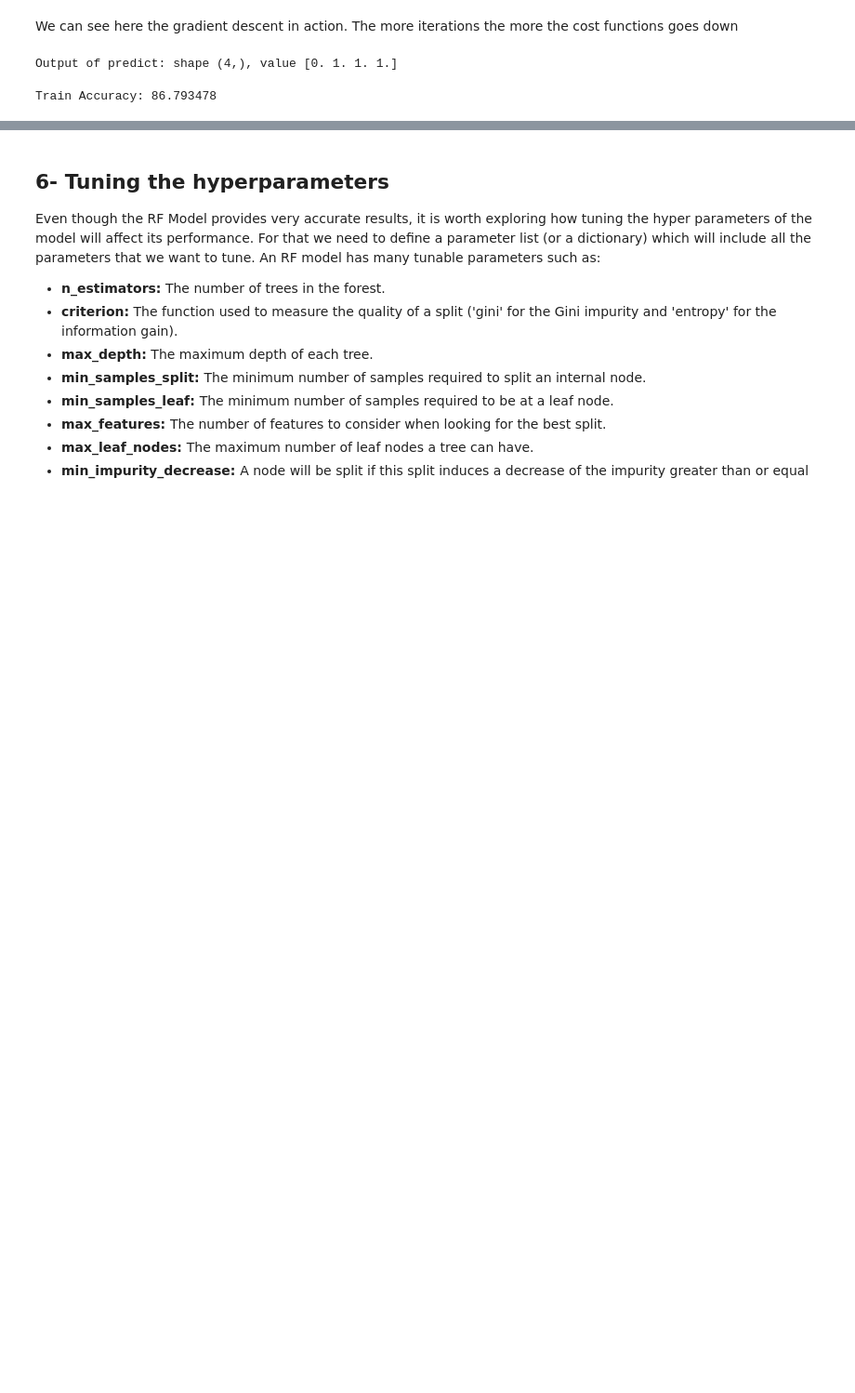
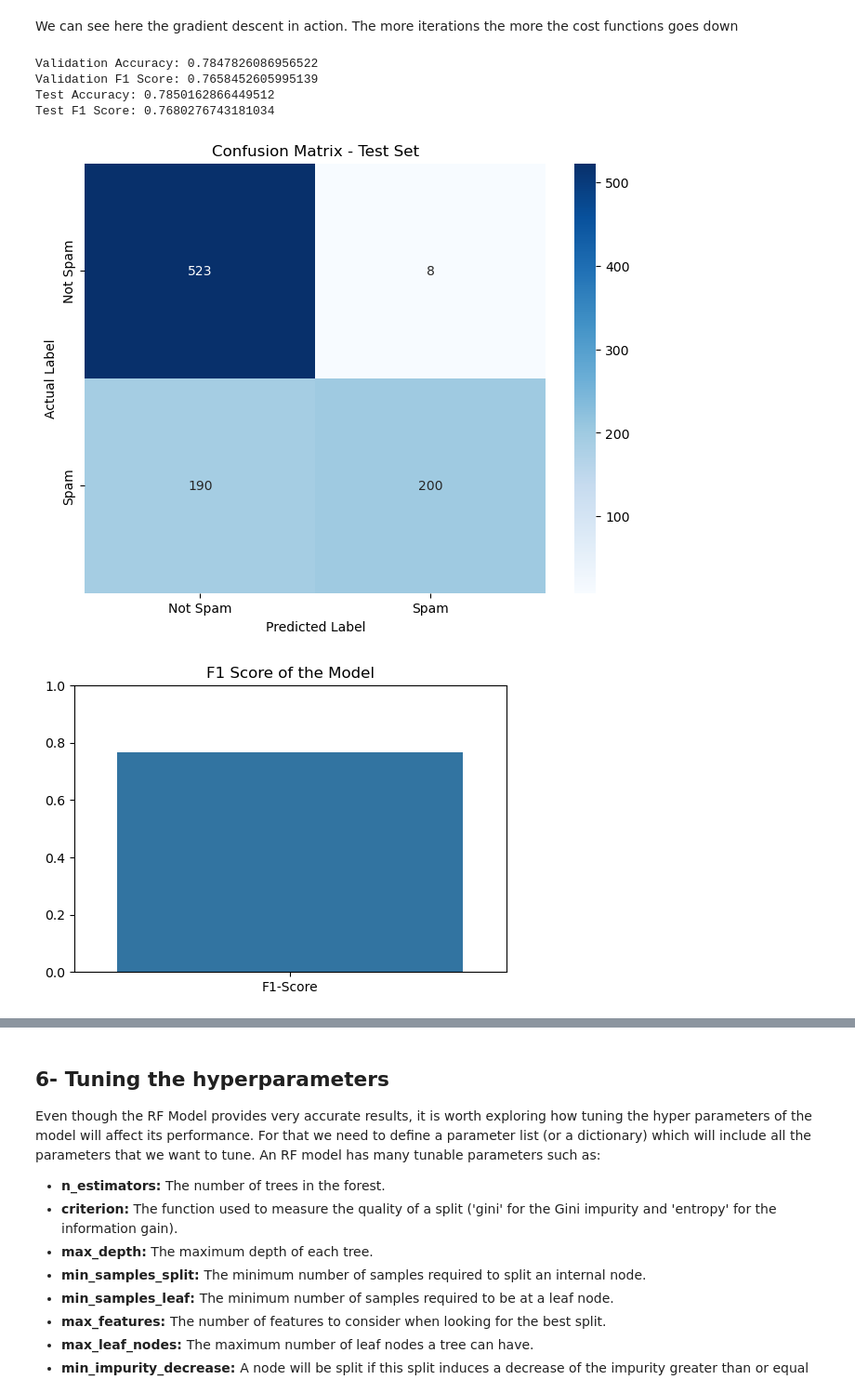
Before and after one commit to ChrysovalantisPsilos/MachineLearning, a Jupyter notebook: script.ipynb, the cells around one changed output, grey strips where cells are left out. Shown: that part at 93% size. Drawn from its saved outputs; the diff is of its cells as text; code cells hidden in the pictures; blank space fills up the shorter version.

```diff
--- a/script.ipynb
+++ b/script.ipynb
@@ -470,21 +453,47 @@ def predict(X, w, b):
 
     ### END CODE HERE ###
     return p
-# Test your predict code
-np.random.seed(1)
-tmp_w = np.random.randn(2)
-tmp_b = 0.3
-tmp_X = np.random.randn(4, 2) - 0.5
-
-tmp_p = predict(tmp_X, tmp_w, tmp_b)
-print(f'Output of predict: shape {tmp_p.shape}, value {tmp_p}')
-# %% [output]
-Output of predict: shape (4,), value [0. 1. 1. 1.]
 # %%
 #Compute accuracy on our training set
-p = predict(X_train, w,b)
-print('Train Accuracy: %f'%(np.mean(p == y_train) * 100))
+# Validate the model
+y_val_pred = predict(X_val, w, b)
+val_accuracy = accuracy_score(y_val, y_val_pred)
+val_f1 = f1_score(y_val, y_val_pred, average='weighted')
+print("Validation Accuracy:", val_accuracy)
+print("Validation F1 Score:", val_f1)
+
+# Test the model
+y_test_pred = predict(X_test, w, b)
+test_accuracy = accuracy_score(y_test, y_test_pred)
+test_f1 = f1_score(y_test, y_test_pred, average='weighted')
+print("Test Accuracy:", test_accuracy)
+print("Test F1 Score:", test_f1)
+
+# Plot confusion matrix for test set
+conf_matrix = confusion_matrix(y_test, y_test_pred)
+plt.figure(figsize=(8, 6))
+sns.heatmap(conf_matrix, annot=True, fmt='d', cmap='Blues', xticklabels=['Not Spam', 'Spam'], yticklabels=['Not Spam', 'Spam'])
+plt.title('Confusion Matrix - Test Set')
+plt.ylabel('Actual Label')
+plt.xlabel('Predicted Label')
+plt.show()
+
+#f1 score
+# Plot F1-score
+plt.figure(figsize=(6, 4))
+sns.barplot(x=['F1-Score'], y=[test_f1])
+plt.title('F1 Score of the Model')
+plt.ylim(0, 1)
+plt.show()
+
+#p = predict(X_train, w,b)
+#print('Train Accuracy: %f'%(np.mean(p == y_train) * 100))
 # %% [output]
-Train Accuracy: 86.793478
+Validation Accuracy: 0.7847826086956522
+Validation F1 Score: 0.7658452605995139
+Test Accuracy: 0.7850162866449512
+Test F1 Score: 0.7680276743181034
+[figure, added]
+[figure, added]
 # %%
 # Get predictions for the test set
```
Also changed, not shown: parts of 10 cells of this notebook.
